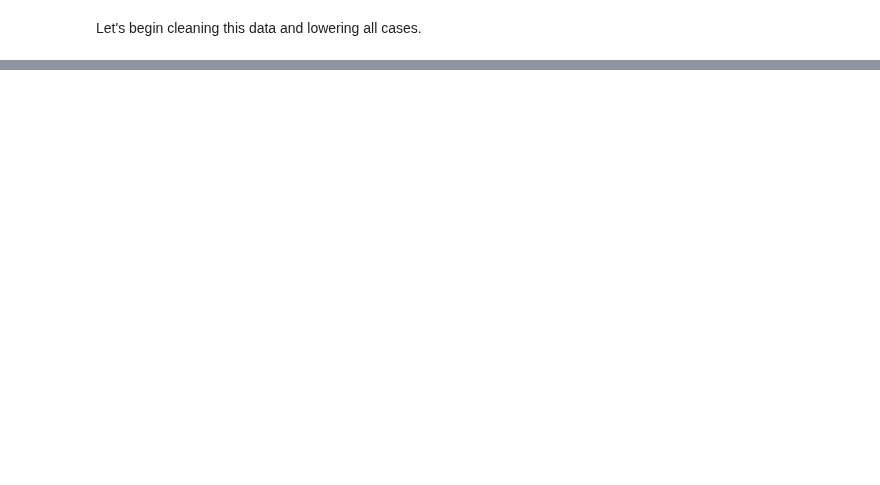
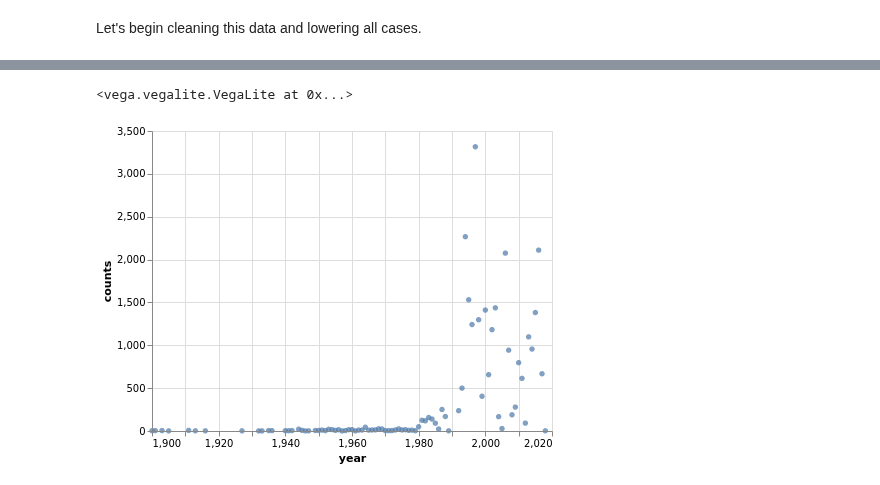
Before and after one commit to aslamedeiros/Vis_Zoo---Fase-1, a Jupyter notebook: DB_exploration.ipynb, the cells around one changed output, grey strips where cells are left out. Drawn from its saved outputs; the diff is of its cells as text; code cells hidden in the pictures; blank space fills up the shorter version.

```diff
--- a/DB_exploration.ipynb
+++ b/DB_exploration.ipynb
@@ -168,0 +290,2 @@ NewTable_Date.head()
+# %%
+crustaceas['Cataloger First_and_Last Name'] = crustaceas['Cataloger First Name'].astype(str) + ' ' + crustaceas['Cataloger Last Name'].astype(str)
@@ -168,0 +323,4 @@ NewTable_Date.head()
+# %%
+teste = crustaceas['Cataloged Date'].value_counts()
+# %%
+teste = teste.reset_index().rename(columns={'index':'year', 'Cataloged Date':'counts'})
@@ -168,0 +359,12 @@ NewTable_Date.head()
+# %%
+# min e max para eixo X (year)
+min_x = teste['year'].min()
+max_x = teste['year'].max()
+# %%
+alt.Chart(data= teste).mark_circle().encode(
+    x= alt.X('year', type='quantitative', scale=alt.Scale(domain=[min_x, max_x])),
+    y= alt.Y('counts', type='quantitative')
+)
+# %% [output]
+<vega.vegalite.VegaLite at 0x...>
+[figure, added]
```
Also changed, not shown: parts of 56 cells of this notebook, 3 other files.
